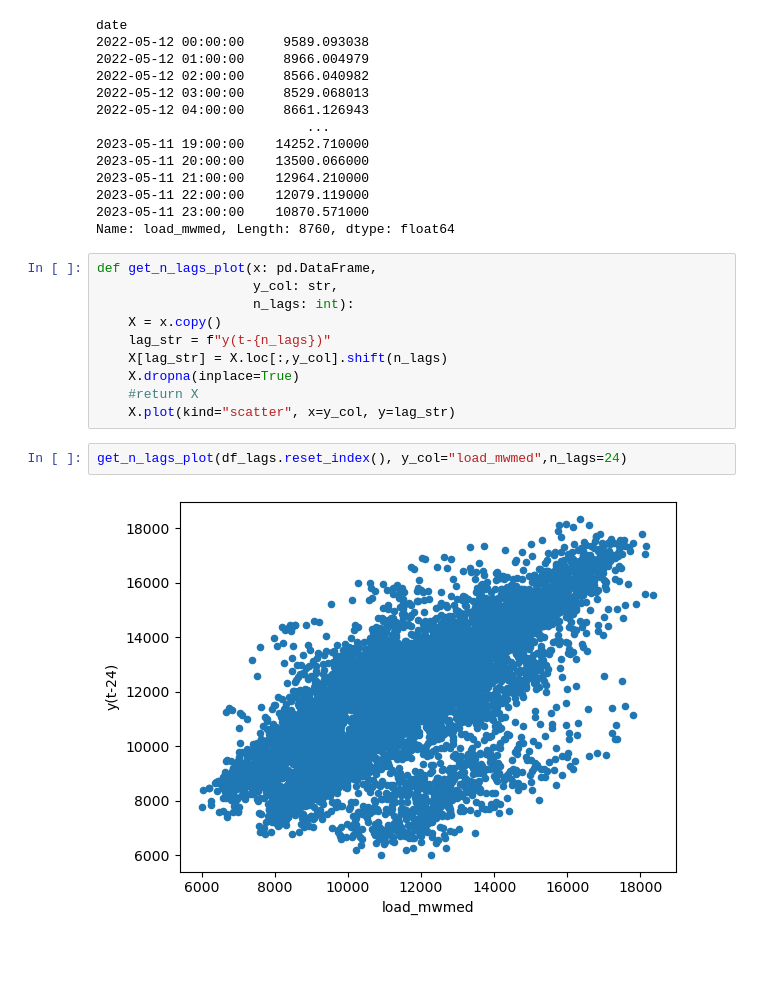
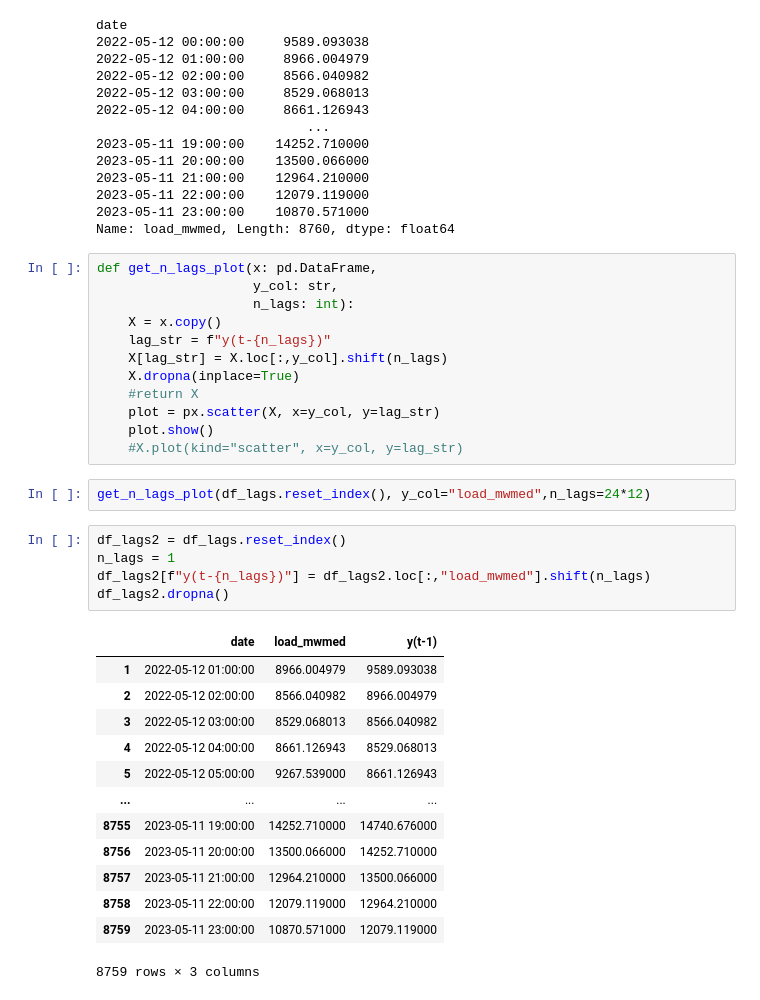
Before and after one commit to matheus-vizzotto/load_forecasting, a Jupyter notebook: src/model_tests2.ipynb, the cells around one changed output. Saved outputs shown, nothing was run; the diff lists cells and outputs as text; blank space fills up the shorter version.

```diff
--- a/src/model_tests2.ipynb
+++ b/src/model_tests2.ipynb
@@ -335,8 +335,27 @@ def get_n_lags_plot(x: pd.DataFrame,
     X[lag_str] = X.loc[:,y_col].shift(n_lags)
     X.dropna(inplace=True)
     #return X
-    X.plot(kind="scatter", x=y_col, y=lag_str)
+    plot = px.scatter(X, x=y_col, y=lag_str)
+    plot.show()
+    #X.plot(kind="scatter", x=y_col, y=lag_str)
 # %%
-get_n_lags_plot(df_lags.reset_index(), y_col="load_mwmed",n_lags=24)
+get_n_lags_plot(df_lags.reset_index(), y_col="load_mwmed",n_lags=24*12)
-# %% [output]
-[figure, removed]
+# %%
+df_lags2 = df_lags.reset_index()
+n_lags = 1
+df_lags2[f"y(t-{n_lags})"] = df_lags2.loc[:,"load_mwmed"].shift(n_lags)
+df_lags2.dropna()
+# %% [output]
+|  | date | load_mwmed | y(t-1) |
+| 1 | 2022-05-12 01:00:00 | 8966.004979 | 9589.093038 |
+| 2 | 2022-05-12 02:00:00 | 8566.040982 | 8966.004979 |
+| 3 | 2022-05-12 03:00:00 | 8529.068013 | 8566.040982 |
+| 4 | 2022-05-12 04:00:00 | 8661.126943 | 8529.068013 |
+| 5 | 2022-05-12 05:00:00 | 9267.539000 | 8661.126943 |
+| ... | ... | ... | ... |
+| 8755 | 2023-05-11 19:00:00 | 14252.710000 | 14740.676000 |
+| 8756 | 2023-05-11 20:00:00 | 13500.066000 | 14252.710000 |
+| 8757 | 2023-05-11 21:00:00 | 12964.210000 | 13500.066000 |
+| 8758 | 2023-05-11 22:00:00 | 12079.119000 | 12964.210000 |
+| 8759 | 2023-05-11 23:00:00 | 10870.571000 | 12079.119000 |
+8759 rows × 3 columns
```
Also changed, not shown: parts of 2 cells of this notebook, 2 other files.
